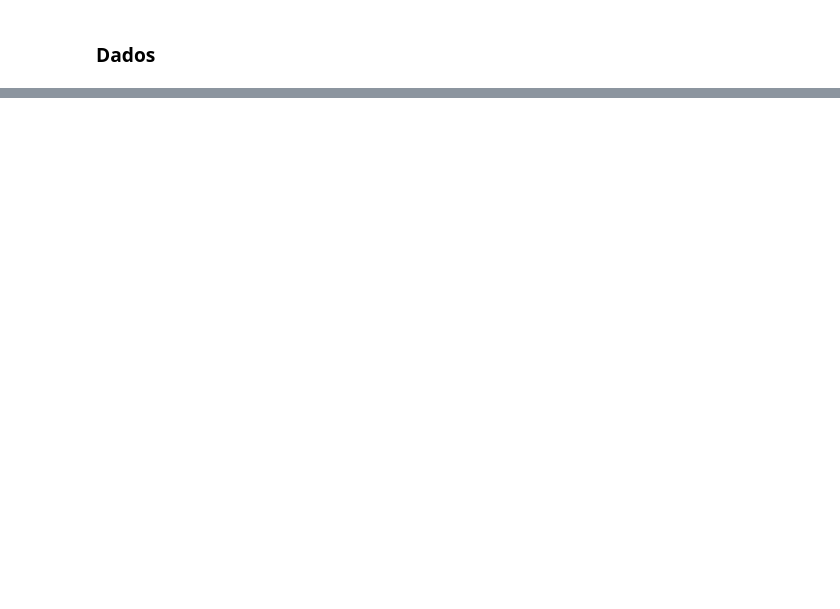
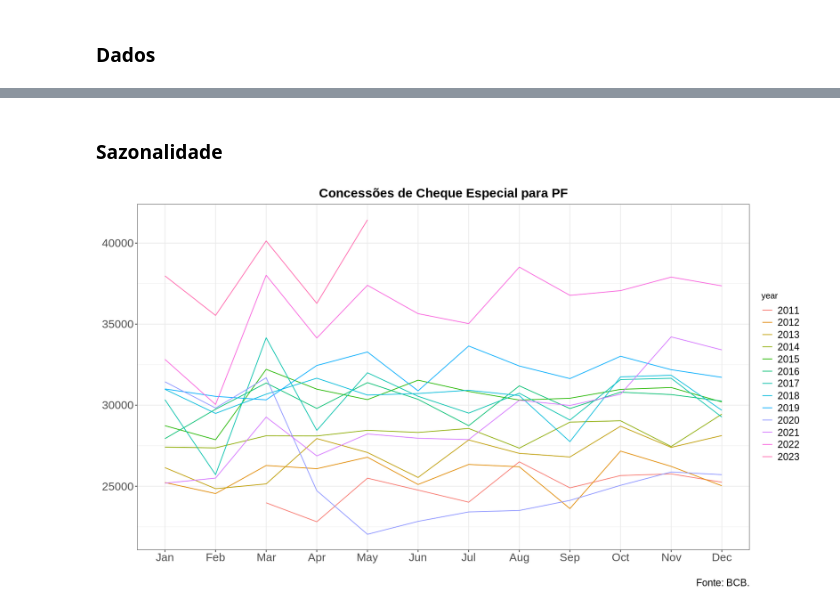
Before and after one commit to matheusrmorgado/econometria-aplicada, a Jupyter notebook: r-notebooks/aula-06.ipynb, the cells around one changed output, grey strips where cells are left out. Drawn from its saved outputs; the diff is of its cells as text; code cells hidden in the pictures; blank space fills up the shorter version.

```diff
--- a/r-notebooks/aula-06.ipynb
+++ b/r-notebooks/aula-06.ipynb
@@ -390,0 +87,21 @@ Faça um teste KPSS de raiz unitária para a série da **primeira diferença** d
+# %% [markdown]
+### **Sazonalidade**
+# %%
+# Definir o tamanho da imagem de saída
+options(repr.plot.width = 14, repr.plot.height = 8)
+
+# Criar o objeto de plotagem usando ggplot
+ggseasonplot(sgs$cheque) +
+  theme_bw() +
+  labs(x = "", y = "") +
+  ggtitle("Concessões de Cheque Especial para PF") +
+  theme(plot.title = element_text(size = 18, face = "bold", hjust = 0.5),
+        axis.text = element_text(size = 16),
+        axis.title.y = element_text(size = 16, angle = 360, vjust = 0.5, hjust = 1),
+        axis.title.x = element_text(size = 16, vjust = 0.5, hjust = 1),
+        text = element_text(size = 12),
+        legend.text = element_text(size = 14),
+        plot.caption = element_text(size = 14)) +
+  labs(caption = "Fonte: BCB.")
+# %% [output]
+[figure, added]
```
Also changed, not shown: parts of 103 cells of this notebook.
